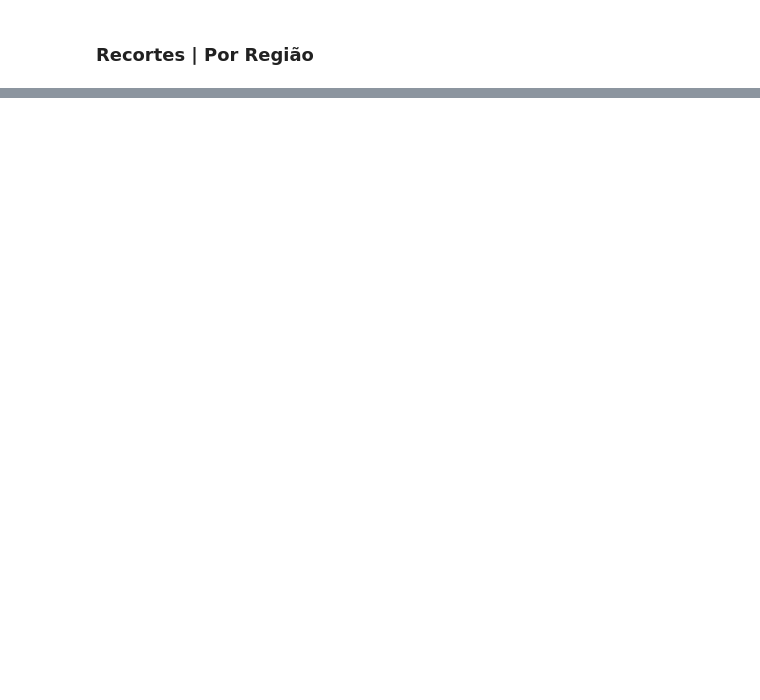
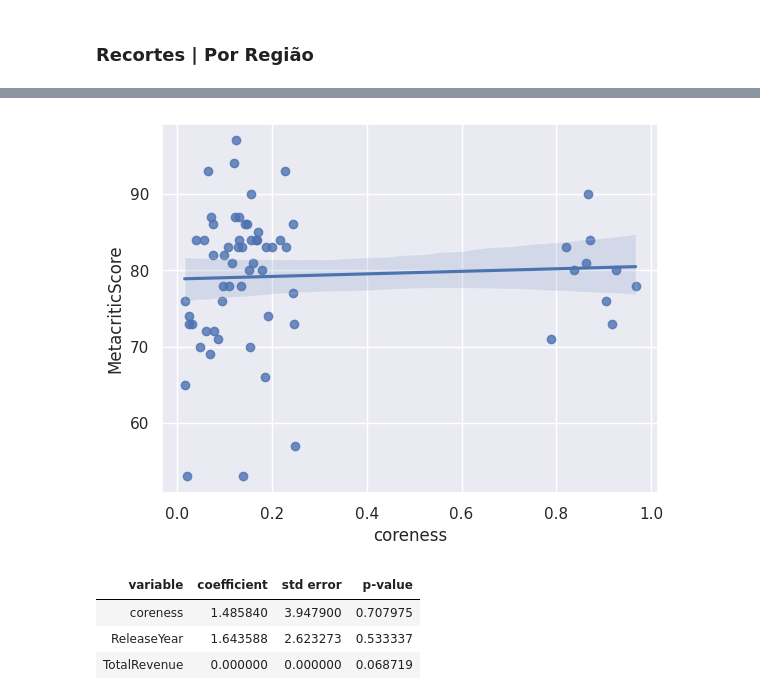
Before and after one commit to LidiaDomingos/RedeJogosSteam, a Jupyter notebook: Projeto.ipynb, the cells around one changed output, grey strips where cells are left out. Drawn from its saved outputs; the diff is of its cells as text; code cells hidden in the pictures; blank space fills up the shorter version.

```diff
--- a/Projeto.ipynb
+++ b/Projeto.ipynb
@@ -863,0 +924,6 @@ print(f"\n> Quantidade de NaN : {count_NAN}\n")
+# %%
+# ------------ Asia  ------------
+
+sns.regplot(x=df_nodes_Asia['coreness'], y=df_nodes_Asia['MetacriticScore']);
+# %% [output]
+[figure, added]
@@ -863,0 +932,7 @@ print(f"\n> Quantidade de NaN : {count_NAN}\n")
+# %%
+result_Asia.micro_summary()
+# %% [output]
+| variable | coefficient | std error | p-value |
+| coreness | 1.485840 | 3.947900 | 0.707975 |
+| ReleaseYear | 1.643588 | 2.623273 | 0.533337 |
+| TotalRevenue | 0.000000 | 0.000000 | 0.068719 |
```
Also changed, not shown: parts of 24 cells of this notebook.
